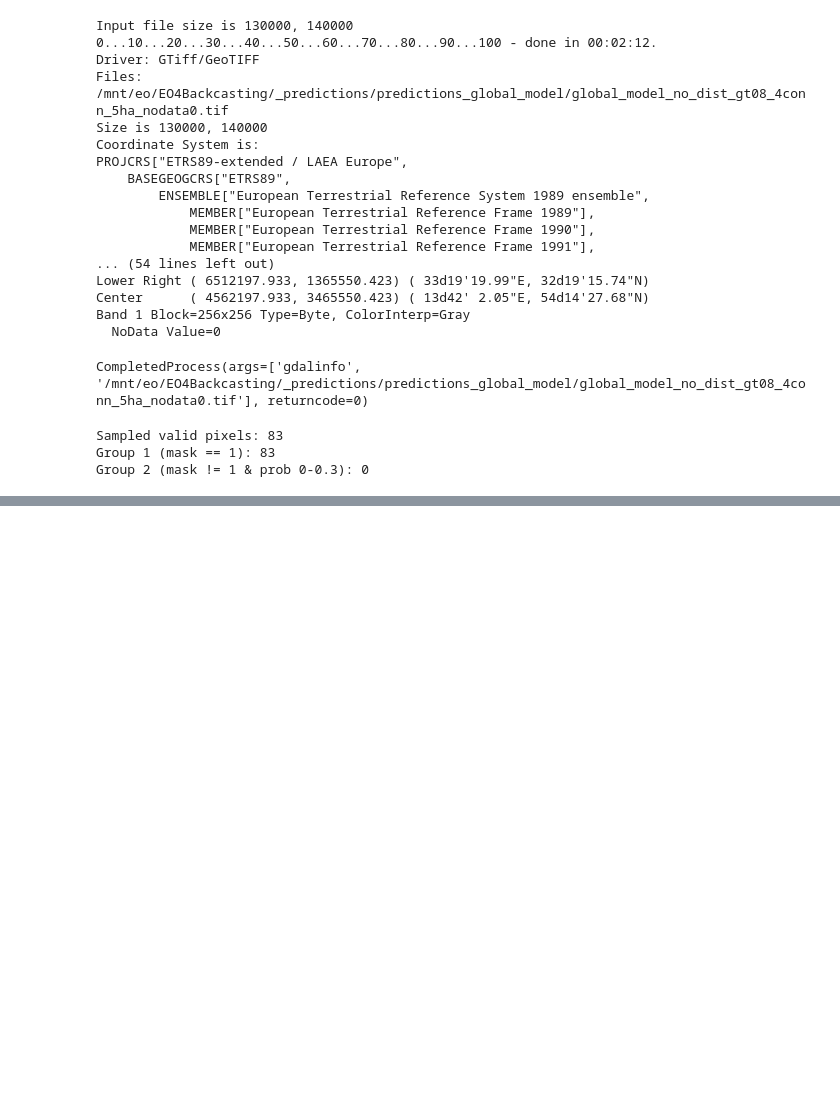
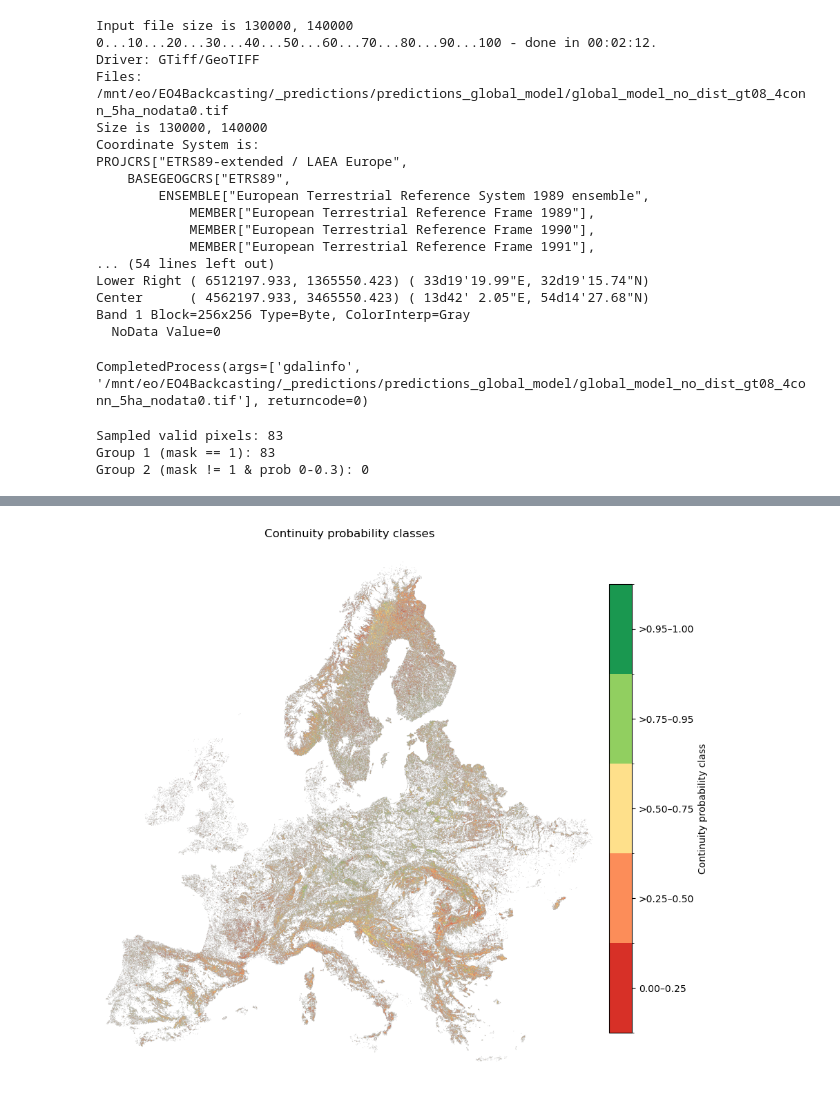
Before and after one commit to MandLisa/Landsat_BackCasting, a Jupyter notebook: Post-processing.ipynb, the cells around one changed output, grey strips where cells are left out. Drawn from its saved outputs; the diff is of its cells as text; code cells hidden in the pictures; blank space fills up the shorter version.

```diff
--- a/Post-processing.ipynb
+++ b/Post-processing.ipynb
@@ -321,0 +380,60 @@ Group 2 (mask != 1 & prob 0-0.3): 0
+# %%
+import rasterio
+import numpy as np
+import matplotlib.pyplot as plt
+from matplotlib.colors import ListedColormap, BoundaryNorm
+
+raster_fp = "/mnt/eo/EO4Backcasting/_predictions/probability_bins_5classes.tif"
+
+# Read only a downsampled version into memory
+max_size = 2500  # increase/decrease depending on RAM
+
+with rasterio.open(raster_fp) as src:
+    scale = max(src.width / max_size, src.height / max_size)
+
+    out_width = int(src.width / scale)
+    out_height = int(src.height / scale)
+
+    arr = src.read(
+        1,
+        out_shape=(out_height, out_width),
+        resampling=rasterio.enums.Resampling.nearest
+    )
+
+# Convert nodata class 0 to NaN for plotting
+arr_plot = arr.astype("float32")
+arr_plot[arr_plot == 0] = np.nan
+
+# Discrete color map for 5 classes
+cmap = ListedColormap([
+    "#d73027",  # 1 very low
+    "#fc8d59",  # 2 low
+    "#fee08b",  # 3 moderate
+    "#91cf60",  # 4 high
+    "#1a9850"   # 5 very high
+])
+
+norm = BoundaryNorm([0.5, 1.5, 2.5, 3.5, 4.5, 5.5], cmap.N)
+
+plt.figure(figsize=(12, 10))
+plt.imshow(arr_plot, cmap=cmap, norm=norm)
+plt.axis("off")
+plt.title("Continuity probability classes")
+
+cbar = plt.colorbar(
+    ticks=[1, 2, 3, 4, 5],
+    fraction=0.035,
+    pad=0.02
+)
+cbar.ax.set_yticklabels([
+    "0.00–0.25",
+    ">0.25–0.50",
+    ">0.50–0.75",
+    ">0.75–0.95",
+    ">0.95–1.00"
+])
+cbar.set_label("Continuity probability class")
+
+plt.show()
+# %% [output]
+[figure, added]
```
Also changed, not shown: parts of 6 cells of this notebook.
